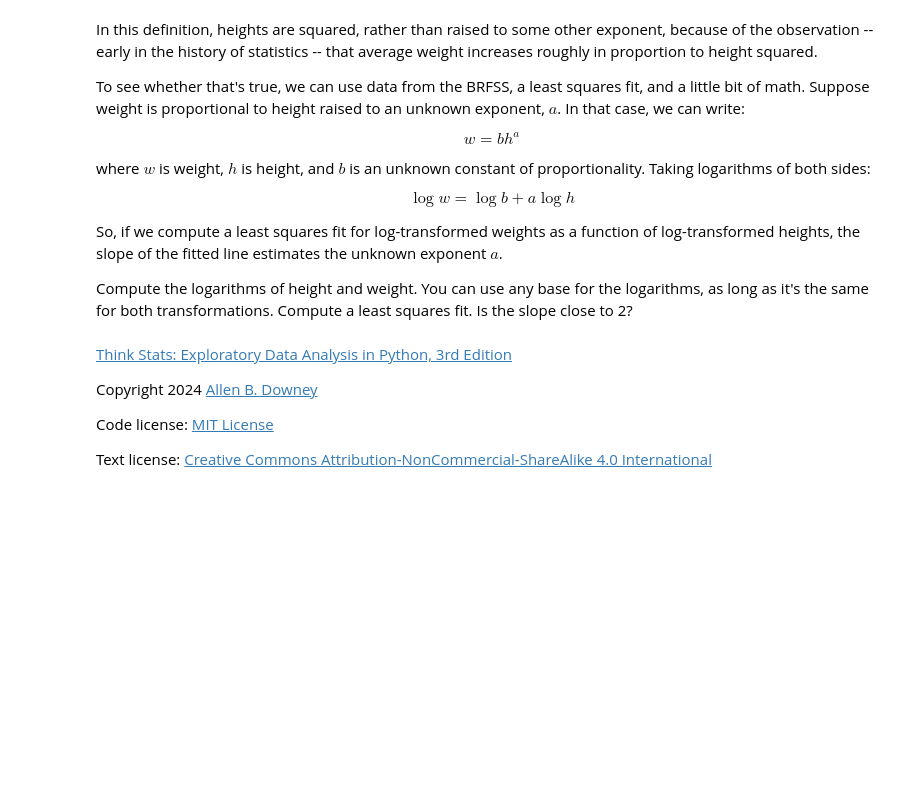
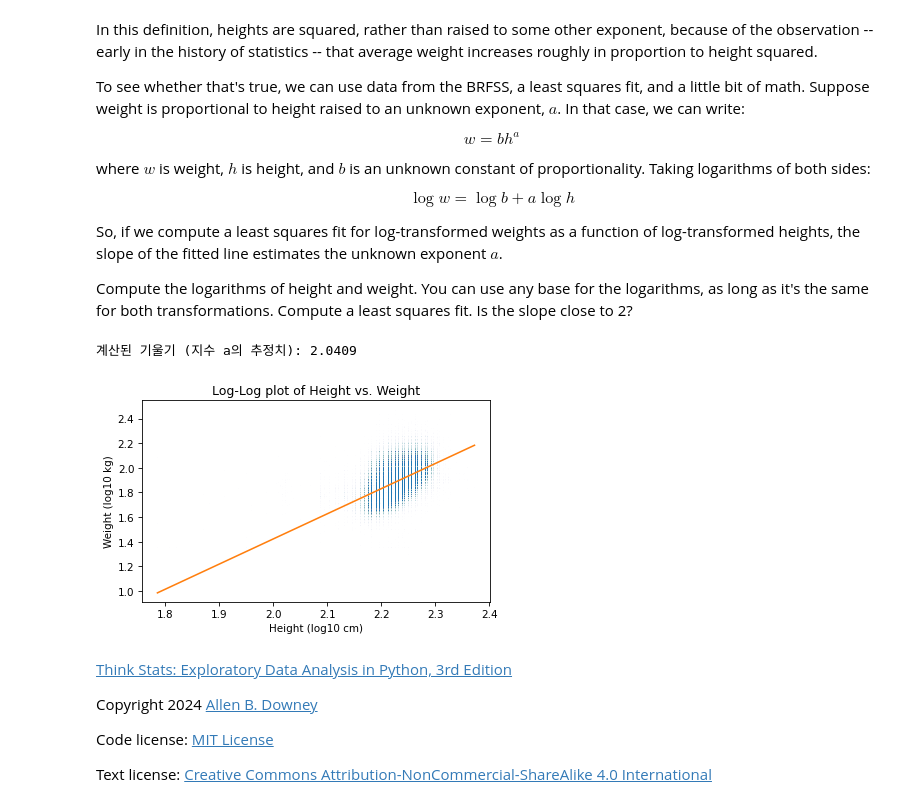
Before and after one commit to Malrangbbobbi/Think-Stats-Study, a Jupyter notebook: chap10.ipynb, the cells around one changed output. Cells and saved outputs as stored; diff of their text form; code cells hidden in the pictures; blank space fills up the shorter version.

```diff
--- a/chap10.ipynb
+++ b/chap10.ipynb
@@ -613,5 +773,29 @@ Compute a least squares fit.
 Is the slope close to 2?
 # %%
 # Solution goes here
+import numpy as np
+from scipy.stats import linregress
+import matplotlib.pyplot as plt
+
+log_heights = np.log10(heights)
+log_weights = np.log10(weights)
+
+result_loglog = linregress(log_heights, log_weights)
+
+slope = result_loglog.slope
+print(f"계산된 기울기 (지수 a의 추정치): {slope:.4f}")
+# %% [output]
+계산된 기울기 (지수 a의 추정치): 2.0409
 # %%
 # Solution goes here
+fit_xs = np.linspace(log_heights.min(), log_heights.max())
+fit_ys = result_loglog.intercept + result_loglog.slope * fit_xs
+
+plt.scatter(log_heights, log_weights, alpha=0.01, s=0.1)
+plt.plot(fit_xs, fit_ys, color='C1')
+plt.xlabel("Height (log10 cm)")
+plt.ylabel("Weight (log10 kg)")
+plt.title("Log-Log plot of Height vs. Weight")
+plt.show()
+# %% [output]
+[figure, added]
```
Also changed, not shown: parts of 52 cells of this notebook.
